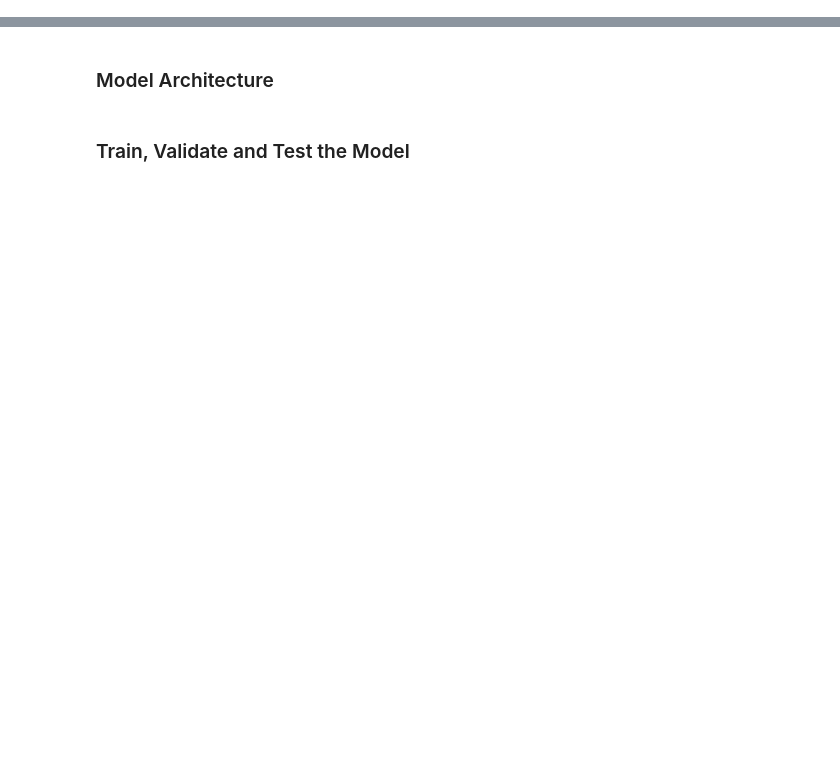
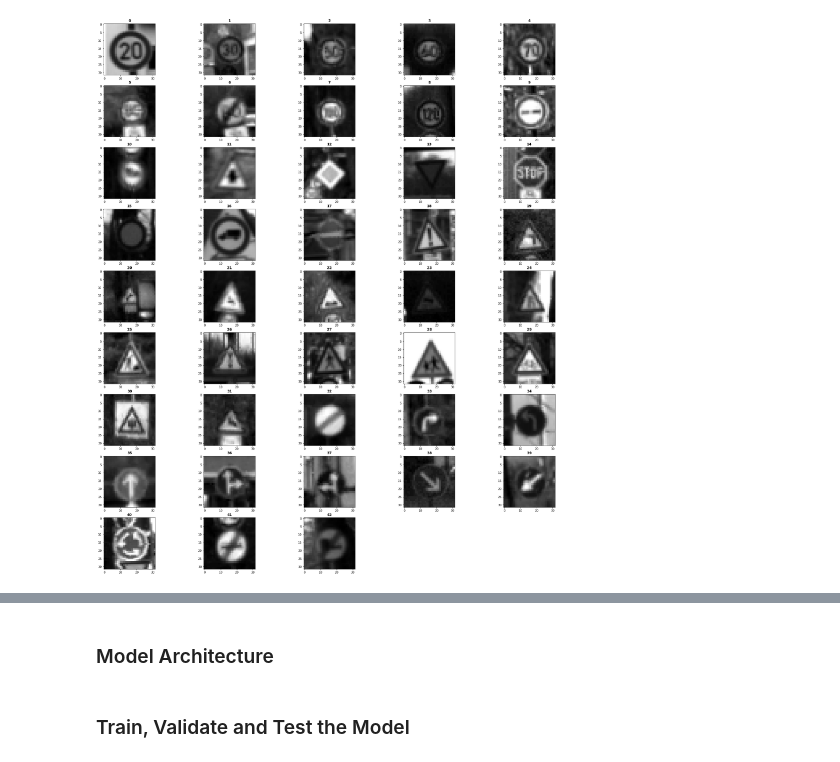
Before and after one commit to KarimDahawy/Traffic-Sign-Classifier, a Jupyter notebook: Traffic_Sign_Classifier.ipynb, the cells around one changed output, grey strips where cells are left out. Saved outputs shown, nothing was run; the diff lists cells and outputs as text; code cells hidden in the pictures; blank space fills up the shorter version.

```diff
--- a/Traffic_Sign_Classifier.ipynb
+++ b/Traffic_Sign_Classifier.ipynb
@@ -124,0 +123,82 @@ Use the code cell (or multiple code cells, if necessary) to implement the first
+# %%
+### Preprocess the data here. It is required to normalize the data. Other preprocessing steps could include
+### converting to grayscale, etc.
+### Feel free to use as many code cells as needed.
+import cv2
+from sklearn.utils import shuffle
+
+def grayscale_image(img):
+
+    new_img = cv2.cvtColor(img, cv2.COLOR_RGB2GRAY)
+    return new_img
+
+def normalize_image(img):
+
+    a = 0.1
+    b = 0.9
+    Xmin = 0
+    Xmax = 255
+    return (a)+(((img - Xmin) * (b - a))/(Xmax - Xmin))
+
+X_train_modified = []
+X_valid_modified = []
+X_test_modified = []
+columns = 5
+i=0
+
+#Modify Training Data
+for index in range(len(X_train)):
+    img = X_train[index]
+    gray_img = grayscale_image(img)
+    normalized_img = normalize_image(gray_img).reshape(32,32,1)
+    X_train_modified.append(normalized_img)
+print("Plotting Samples of Modified Training Data......")
+fig = plt.figure(figsize=(30,30))
+fig.subplots_adjust(top=1)
+for i in range (n_classes):
+    for index in range(len(X_train)):
+        if (i == y_train[index]):
+            fig01 = fig.add_subplot( int(n_classes/columns) + 1, columns, i + 1)
+            fig01.set_title(y_train[index],fontsize=12,fontweight='bold')
+            fig01.imshow(X_train_modified[index].reshape(32,32),cmap='gray' )
+            break
+plt.show()
+
+#Modify Validation Data
+for index in range(len(X_valid)):
+    img = X_valid[index]
+    gray_img = grayscale_image(img)
+    normalized_img = normalize_image(gray_img).reshape(32,32,1)
+    X_valid_modified.append(normalized_img)
+print("Plotting Samples of Modified Validation Data......")
+fig1 = plt.figure(figsize=(30,30))
+fig1.subplots_adjust(top=1)
+for i in range (n_classes):
+    for index in range(len(X_valid)):
+        if (i == y_valid[index]):
+            fig11 = fig1.add_subplot( int(n_classes/columns) + 1, columns, i + 1)
+            fig11.set_title(y_valid[index],fontsize=12,fontweight='bold')
+            fig11.imshow(X_valid_modified[index].reshape(32,32),cmap='gray' )
+            break
+plt.show()
+
+#modify Testing Data
+for index in range(len(X_test)):
+    img = X_test[index]
+    gray_img = grayscale_image(img)
+    normalized_img = normalize_image(gray_img).reshape(32,32,1)
+    X_test_modified.append(normalized_img)
+print("Plotting Samples of Modified Testing Data......")
+fig2 = plt.figure(figsize=(30,30))
+fig2.subplots_adjust(top=1)
+for i in range (n_classes):
+    for index in range(len(X_test)):
+        if (i == y_test[index]):
+            fig21 = fig2.add_subplot( int(n_classes/columns) + 1, columns, i + 1)
+            fig21.set_title(y_test[index],fontsize=12,fontweight='bold')
+            fig21.imshow(X_test_modified[index].reshape(32,32),cmap='gray' )
+            break
+plt.show()
+
+X_train_modified, y_train = shuffle(X_train_modified, y_train)
+# %% [output]
@@ -124,0 +206 @@ Use the code cell (or multiple code cells, if necessary) to implement the first
+[figure, added]
```
Also changed, not shown: parts of 50 cells of this notebook, 21 other files.
